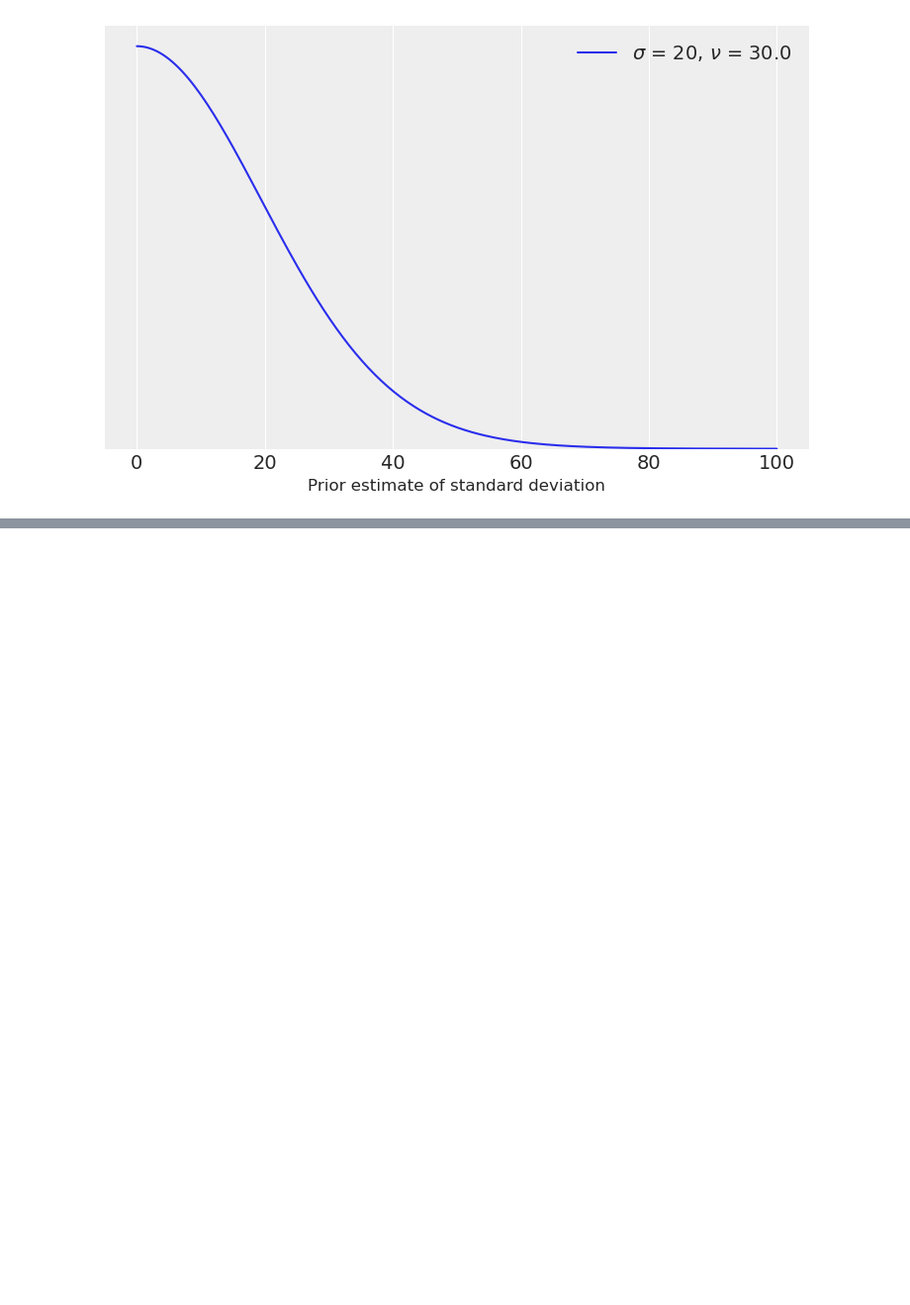
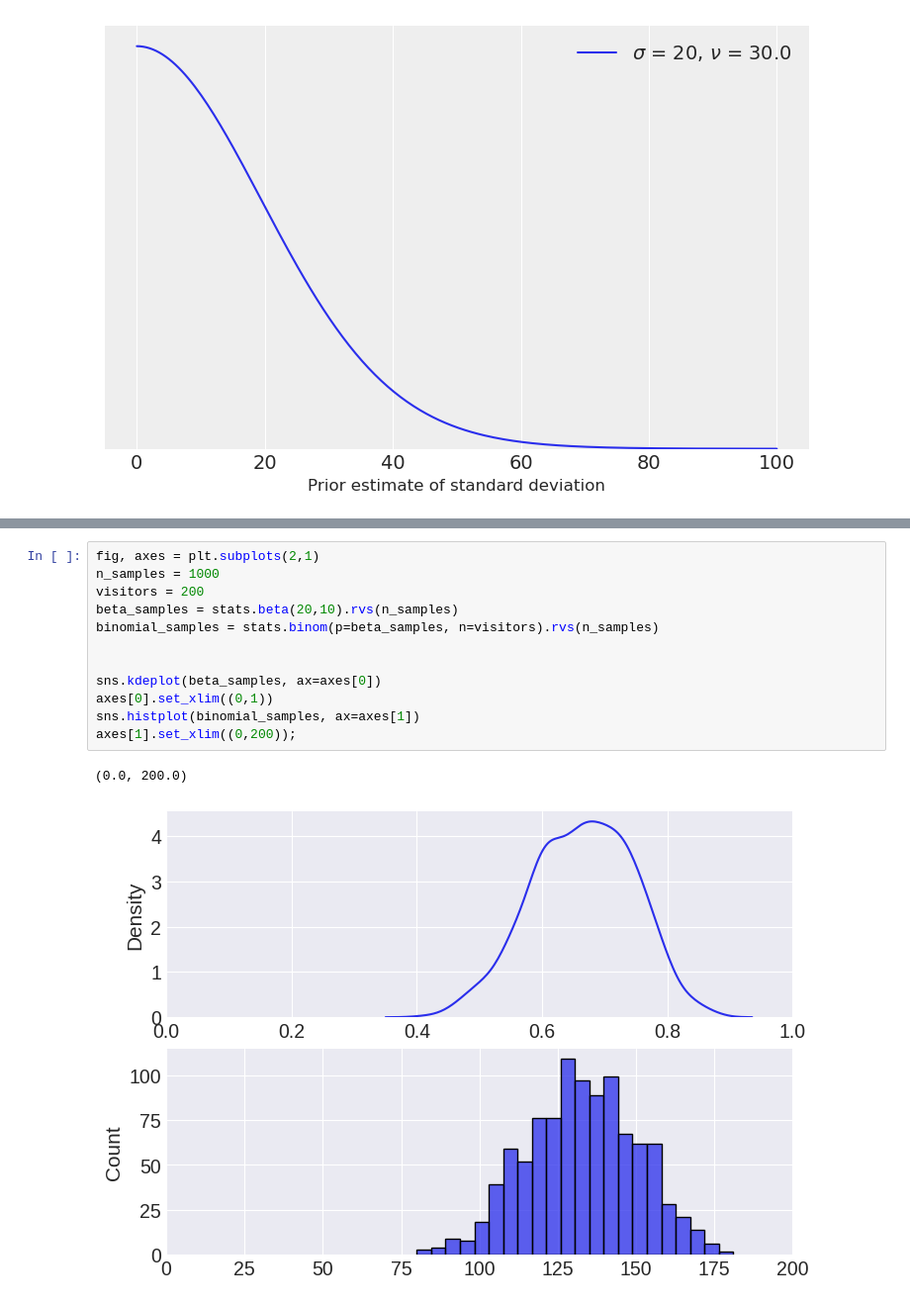
Before and after one commit to AlexAndorra/notebooks-experiments, a Jupyter notebook: Common Distributions-Distributions.ipynb, the cells around one changed output, grey strips where cells are left out. Shown at 99% size. Saved outputs shown, nothing was run; the diff lists cells and outputs as text; blank space fills up the shorter version.

```diff
--- a/Common Distributions-Distributions.ipynb
+++ b/Common Distributions-Distributions.ipynb
@@ -233,0 +293,15 @@ plot_format("Prior estimate of standard deviation");
+# %%
+fig, axes = plt.subplots(2,1)
+n_samples = 1000
+visitors = 200
+beta_samples = stats.beta(20,10).rvs(n_samples)
+binomial_samples = stats.binom(p=beta_samples, n=visitors).rvs(n_samples)
+
+
+sns.kdeplot(beta_samples, ax=axes[0])
+axes[0].set_xlim((0,1))
+sns.histplot(binomial_samples, ax=axes[1])
+axes[1].set_xlim((0,200));
+# %% [output]
+(0.0, 200.0)
+[figure, added]
```
Also changed, not shown: parts of 19 cells of this notebook.
